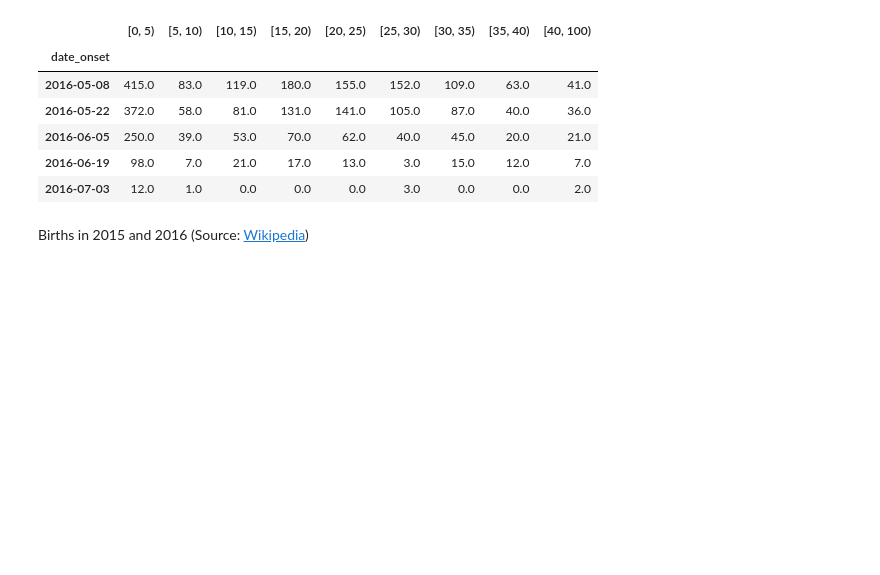
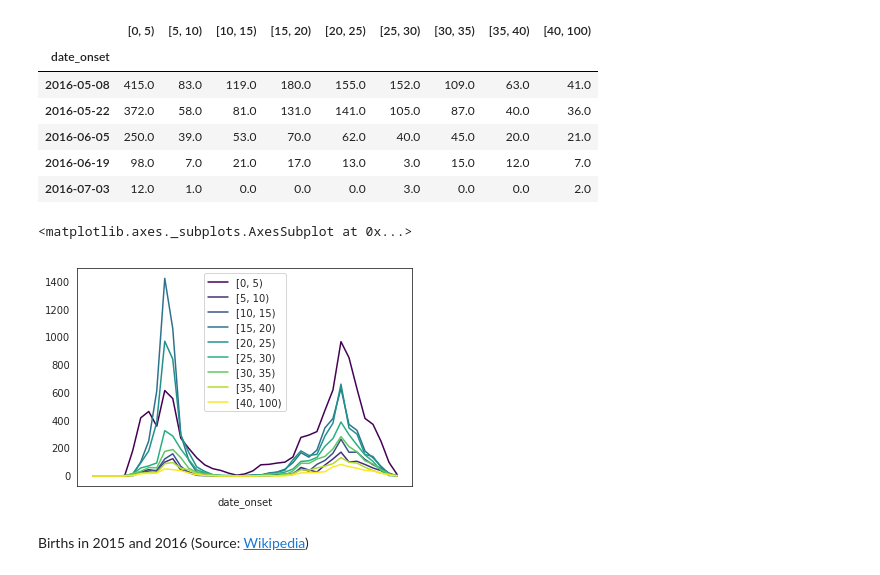
Before and after one commit to fonnesbeck/mongolia_measles, a Jupyter notebook: notebooks/Measles Dynamics.ipynb, the cells around one changed output. Saved outputs shown, nothing was run; the diff lists cells and outputs as text; code cells hidden in the pictures; blank space fills up the shorter version.

```diff
--- a/notebooks/Measles Dynamics.ipynb
+++ b/notebooks/Measles Dynamics.ipynb
@@ -33,6 +37,11 @@ confirmed_counts.tail()
 | 2016-06-05 | 250.0 | 39.0 | 53.0 | 70.0 | 62.0 | 40.0 | 45.0 | 20.0 | 21.0 |
 | 2016-06-19 | 98.0 | 7.0 | 21.0 | 17.0 | 13.0 | 3.0 | 15.0 | 12.0 | 7.0 |
 | 2016-07-03 | 12.0 | 1.0 | 0.0 | 0.0 | 0.0 | 3.0 | 0.0 | 0.0 | 2.0 |
+# %%
+confirmed_counts.plot(cmap='viridis')
+# %% [output]
+<matplotlib.axes._subplots.AxesSubplot at 0x...>
+[figure, added]
 # %% [markdown]
 Births in 2015 and 2016 (Source: [Wikipedia](https://en.wikipedia.org/wiki/Demographics_of_Mongolia#Registered_births_and_deaths))
 # %%
```
Also changed, not shown: parts of 31 cells of this notebook, 5 other files.
